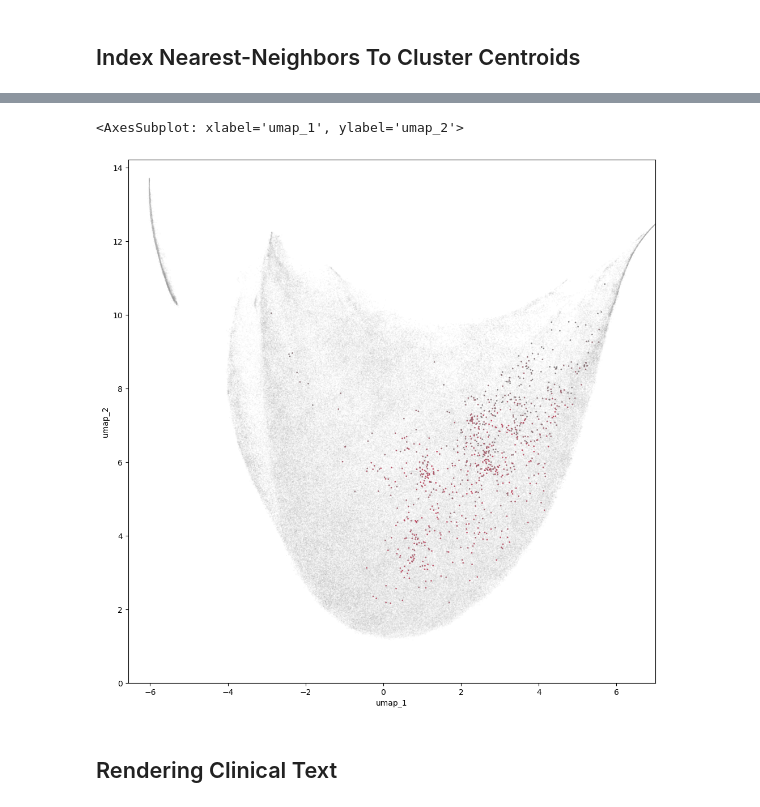
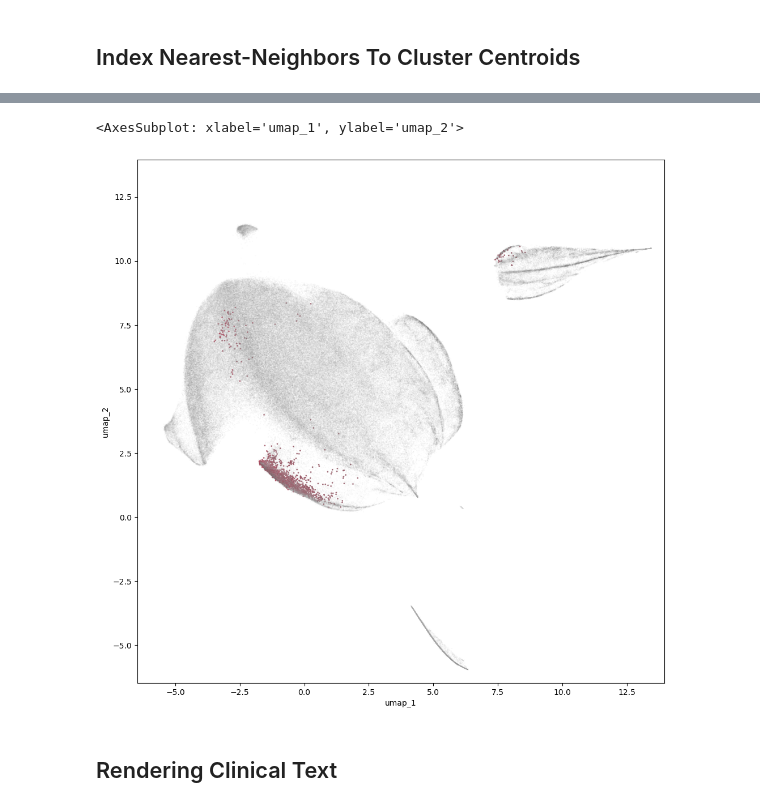
Before and after one commit to CrivelliLab/OSA_Phenotyping_LLMs, a Jupyter notebook: notebooks/CharacterizingByLLMs.ipynb, the cells around one changed output, grey strips where cells are left out. Cells and saved outputs as stored; diff of their text form; code cells hidden in the pictures.

```diff
--- a/notebooks/CharacterizingByLLMs.ipynb
+++ b/notebooks/CharacterizingByLLMs.ipynb
@@ -104,6 +279,22 @@ KMEANSPATH = "{}kmeans/nclusters.{}.pt".format(EMBEDPATH, nb_clusters)
 # %%
 #- Load Discharge Reports
 reports = pd.read_csv(MIMIC4REPORTS)
+
+#- Load Demographics
+adms = pd.read_csv(MIMIC4ADMS)
+adms = adms[["subject_id", "hadm_id", "dischtime", "admission_type", "race"]]
+pats = pd.read_csv(MIMIC4PATS)
+pats["dob"] = pats.anchor_year - pats.anchor_age
+pats = pats[["subject_id", "gender", "dob", "dod"]]
+pats = pats.merge(adms, on="subject_id", how="inner").drop_duplicates(subset=["hadm_id"]).reset_index(drop=True)
+pats["dod"] = pd.to_datetime(pats.dod)
+pats["dob"] = pd.to_datetime(pats.dob.astype(str))
+pats["dischtime"] = pd.to_datetime(pats.dischtime)
+pats["lifespan"] = (pats.dod - pats.dob).dt.days
+pats["hadm_age"] = (pats.dischtime - pats.dob).dt.days
+pats["hadm_lifeexp"] = (pats.dod - pats.dischtime).dt.days
+pats = pats[["subject_id", "hadm_id", "gender", "race", "lifespan", "admission_type", "hadm_age", "hadm_lifeexp"]]
+reports = reports.merge(pats, on=["subject_id", "hadm_id"], how="left")
 
 #- Load UMAP Results
 umap = pd.read_csv(UMAPPATH)
@@ -119,10 +310,11 @@ umap["cluster"] = clusters.numpy()
 umap["probs"] = probs
 
 #- Merge
-df = reports[["subject_id", "hadm_id", "note_id", "storetime", "text"]].merge(umap, on="note_id", how="left")
+df = reports[["subject_id", "hadm_id", "note_id", "storetime", "text", "gender", "race", "lifespan", "admission_type", "hadm_age", "hadm_lifeexp"]].merge(umap, on="note_id", how="left")
 dfs = []
 for nme, grp in df.groupby("cluster"):
     grp = grp.sort_values("probs").reset_index(drop=True)
     grp["probs"] = [(i/len(grp)) for i in range(len(grp))]
     dfs.append(grp)
 df = pd.concat(dfs).reset_index(drop=True)
+del(reports); del(pats); del(umap); del(kmeans)
@@ -136,8 +344,16 @@ cluster = 18
 color_palette = sns.color_palette("Spectral", df.cluster.max()+1)
 
 #-
+# df["score"] = np.exp(-1*df.probs)
+# df["size"] = 1 - np.exp(-1*(1-df.probs))
+# df["alpha"] = np.exp(-1*df.probs)
+# df["color"] = color = df[["cluster", "score"]].apply(lambda x: sns.desaturate(color_palette[int(x.cluster)], x.score), axis=1)
+# df = df.sort_values("score", ascending=False)
+# df
+
+# #-
 match = (df.cluster == cluster)
-df["score"] = (match * (1-df.probs))
+df["score"] = (match * np.exp(-1*df.probs))
 df["size"] = (match * 0.999) + 0.001
 df["color"] = color = df[["cluster", "score"]].apply(lambda x: sns.desaturate(color_palette[int(x.cluster)], x.score), axis=1)
 df["alpha"] = (match*0.5) + 0.5
@@ -160,20 +376,20 @@ df
 # %%
 #- Render Scatter Plot
 plot_args = {"x": "umap_1",
              "y": "umap_2",
              "c": "color",
              "alpha": 0.8,
              "s": "size"}
 plt.rcParams['figure.figsize'] = [12, 12]
 ax = df.plot.scatter(**plot_args)
 minax = min(df.umap_1.min(), df.umap_2.min()) - 0.5
 maxax = max(df.umap_1.max(), df.umap_2.max()) + 0.5
-ax.set_xlim(minax,7)
-ax.set_ylim(0,maxax)
+ax.set_xlim(minax,maxax)
+ax.set_ylim(minax,maxax)
 ax
 # %% [output]
 <AxesSubplot: xlabel='umap_1', ylabel='umap_2'>
-[figure, old version]
+[figure, new version]
 # %% [markdown]
 ## Rendering Clinical Text
 # %%
```
Also changed, not shown: parts of 7 cells of this notebook.
